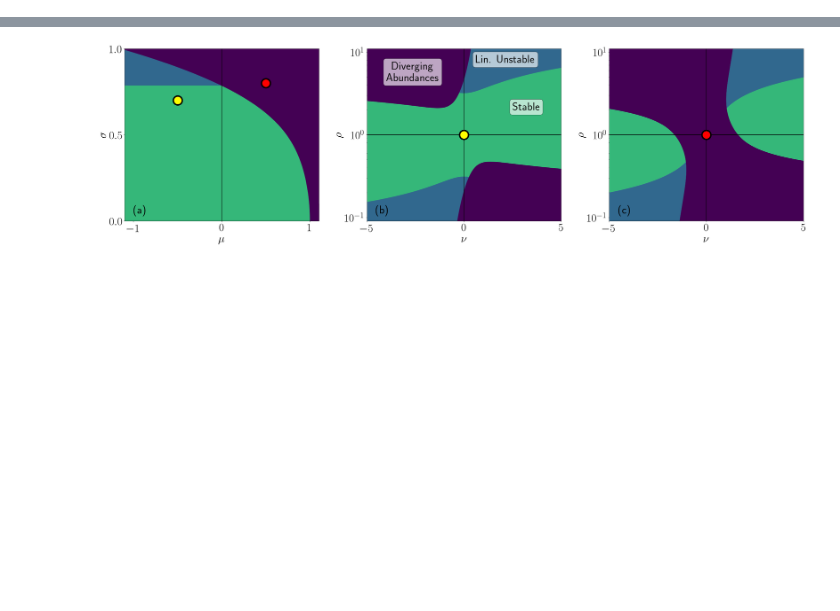
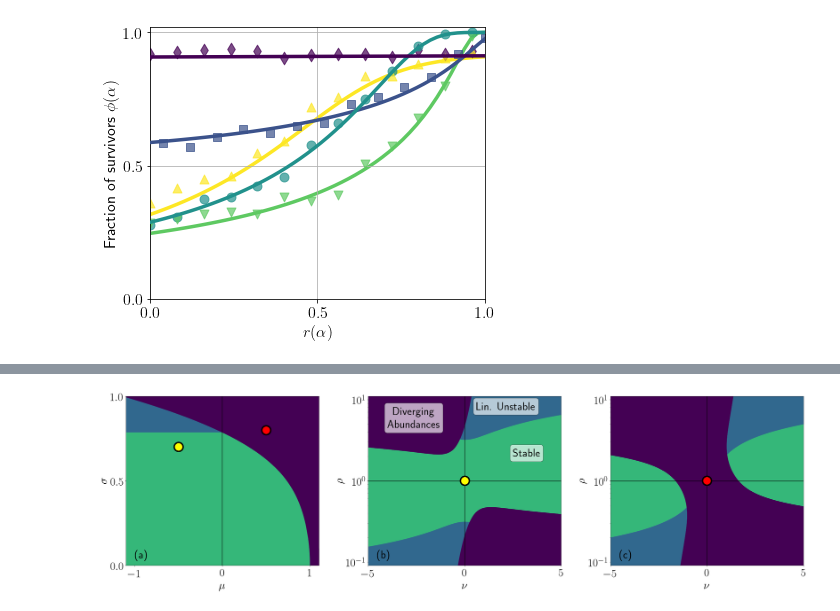
Before and after one commit to LylePoley/Cascade-Model, a Jupyter notebook: Figures/All Figures.ipynb, the cells around one changed output, grey strips where cells are left out. Drawn from its saved outputs; the diff is of its cells as text; code cells hidden in the pictures; blank space fills up the shorter version.

```diff
--- a/Figures/All Figures.ipynb
+++ b/Figures/All Figures.ipynb
@@ -168,0 +412,92 @@ axs[1].text(0.05, 0.08, '(b)', horizontalalignment='center', verticalalignment='
+# %%
+'''
+    Fig 4.
+'''
+
+import General_Solutions as gs
+import numpy as np
+import matplotlib.pyplot as plt
+import scipy.optimize as opt
+import scipy.integrate as integrate
+
+dir = gs.dir + "/Fig. 4, survival distributions/"
+
+# Plot settings
+f = 1
+fig, axs = plt.subplots(1, 1, figsize=(6*f, 5*f))
+
+plt.rc('text', usetex=True)
+plt.rcParams.update({'font.size': 16})
+N = 5
+
+plt.rcParams["axes.prop_cycle"] = plt.cycler("color", plt.cm.viridis(np.linspace(0,1,N)))
+
+color1 = next(plt.gca()._get_lines.prop_cycler)['color']
+color2 = next(plt.gca()._get_lines.prop_cycler)['color']
+color3 = next(plt.gca()._get_lines.prop_cycler)['color']
+color4 = next(plt.gca()._get_lines.prop_cycler)['color']
+color5 = next(plt.gca()._get_lines.prop_cycler)['color']
+color6 = next(plt.gca()._get_lines.prop_cycler)['color']
+color7 = next(plt.gca()._get_lines.prop_cycler)['color']
+color8 = next(plt.gca()._get_lines.prop_cycler)['color']
+
+# general marker and other settings
+lwidth = 3.5
+msize = 80
+malpha = 0.8
+salpha = 0.7
+
+# start point
+u, d0, d1 = [1.05134272, 3.32516367, 3.39267796]
+
+# mu = -1.0
+nu = 0.0
+sigma = 0.3
+rho = 0.99
+gamma = -0.6
+alpha = np.linspace(0, 1, 50)
+
+sigma2 = 0.75
+nu2 = 3.0
+rho2 = 3.0
+
+rho3 = 1/3.0
+
+data = np.genfromtxt(dir + "SurvivalDistributions.csv", skip_header = 1)
+
+u = data[:, 0]
+d0 = data[:, 1]
+d1 = data[:, 2]
+
+d_ob = gs.vDelta(alpha, nu, sigma2, rho, u[0], d0[0], d1[0])
+d_rho = gs.vDelta(alpha, nu, sigma2, rho3, u[1], d0[1], d1[1])
+d_nu = gs.vDelta(alpha, nu2, sigma2, rho, u[2], d0[2], d1[2])
+d_both1 = gs.vDelta(alpha, nu2, sigma2, rho3, u[3], d0[3], d1[3])
+d_both2 = gs.vDelta(alpha, nu2, sigma2, rho2, u[4], d0[4], d1[4])
+
+
+axs.plot(alpha, gs.w0(d_ob), linewidth=lwidth, color = color1, zorder = 5)
+axs.plot(alpha, gs.w0(d_rho), linewidth=lwidth, color = color2, zorder = 4)
+axs.plot(alpha, gs.w0(d_nu), linewidth=lwidth, color = color3, zorder = 4)
+axs.plot(alpha, gs.w0(d_both1), linewidth=lwidth, color = color4, zorder = 1)
+axs.plot(alpha, gs.w0(d_both2), linewidth=lwidth, color = color5, zorder = 1)
+
+axs.set_ylim(0, 1.02)
+alpha = np.linspace(0, 1, 500)
+for name, c, m in [("nu0rho1", color1, "d"), ("nu0rho3",color2, "s"), ("nu3rho1", color3, "o"), ("nu3rho0.33", color4, "v"), ("nu3rho3", color5, "^")]:
+    data_nu = np.genfromtxt(dir + "nalphadistribution_" + name + ".csv", skip_header = 8, names = None, delimiter = ',')
+    dataView_nu = data_nu.view(dtype = np.float64).reshape((-1, 500 + 9))
+    if(name == "nu0rho3"):
+        axs.scatter(1-alpha[::40], (np.count_nonzero(dataView_nu[:, 9:], axis = 0)/dataView_nu.shape[0])[::40], s = msize, alpha = salpha, marker = m, color = c, zorder = 2)
+    else:
+        axs.scatter(alpha[::40], (np.count_nonzero(dataView_nu[:, 9:], axis = 0)/dataView_nu.shape[0])[::40], s = msize, alpha = salpha, marker = m, color = c, zorder = 2)
+
+axs.set_xlabel(r"$r(\alpha)$")
+axs.set_ylabel(r"Fraction of survivors $\phi(\alpha)$")
+axs.set_xticks([0, 0.5, 1])
+axs.set_yticks([0, 0.5, 1])
+axs.grid(True)
+axs.set_xlim(0, 1)
+
+# plt.savefig("Fig. 4: Survival Probabilities.pdf")
+# %% [output]
@@ -168,0 +505 @@ axs[1].text(0.05, 0.08, '(b)', horizontalalignment='center', verticalalignment='
+[figure, added]
```
Also changed, not shown: parts of 11 cells of this notebook, 55 other files.
